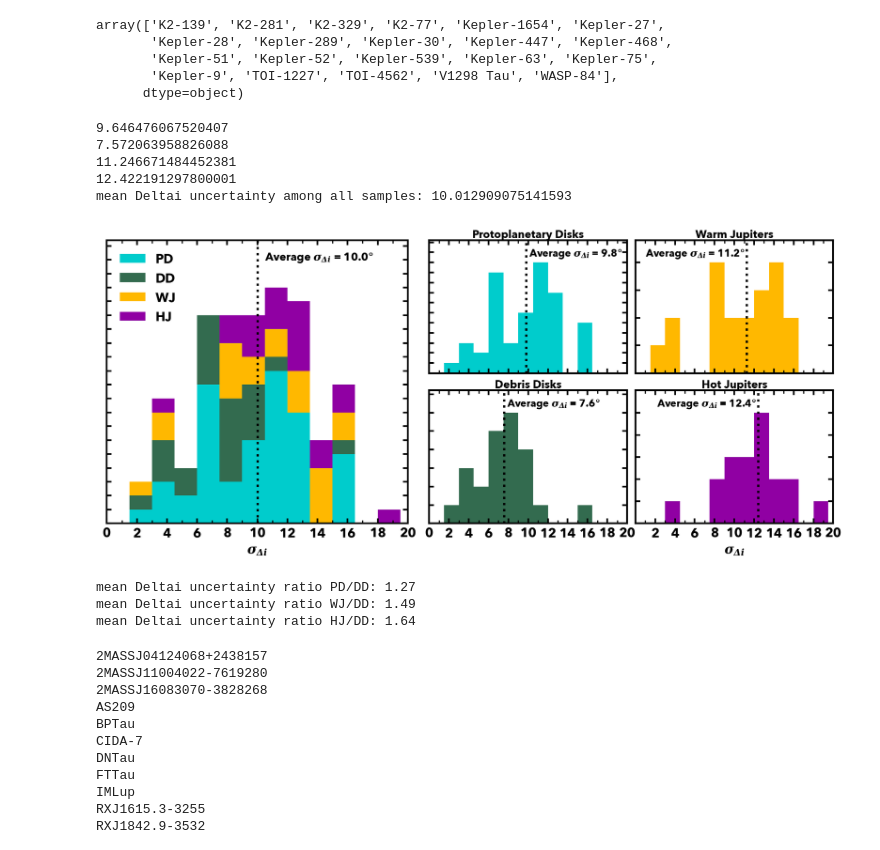
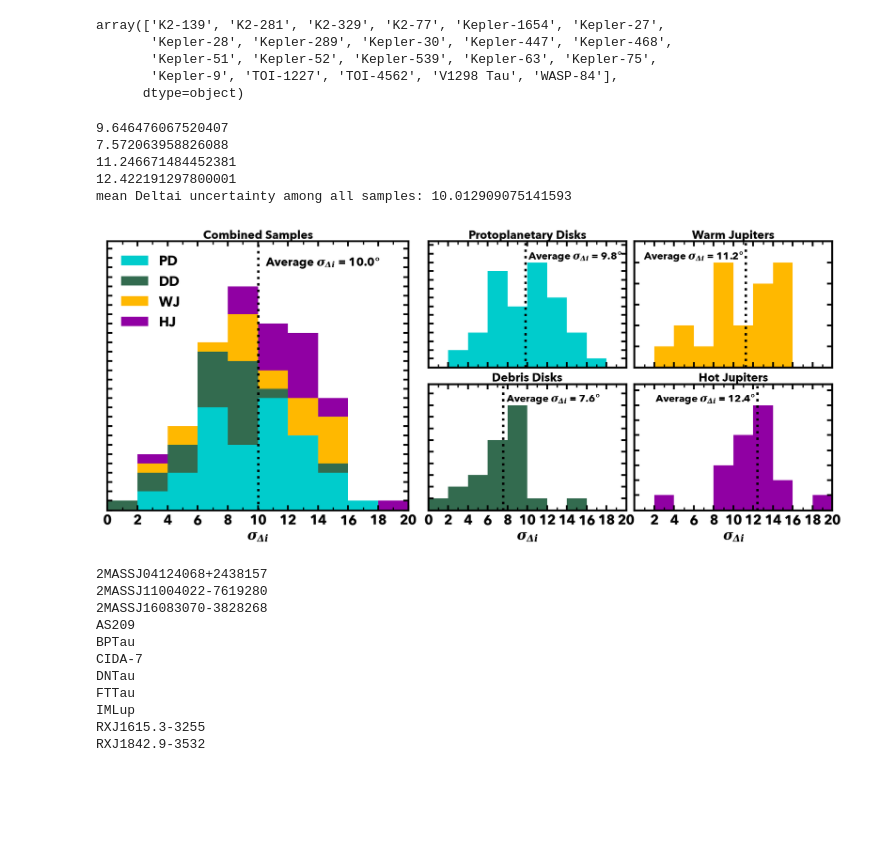
Before and after one commit to lbiddle/Obliquity_Synthesis, a Jupyter notebook: obliquity_synthesis.ipynb, the cells around one changed output. Cells and saved outputs as stored; diff of their text form; code cells hidden in the pictures; blank space fills up the shorter version.

```diff
--- a/obliquity_synthesis.ipynb
+++ b/obliquity_synthesis.ipynb
@@ -905,7 +940,6 @@ HJ_multis = unique(df_HJ_NEA_multis['Star Name'].values)
 PD_nonmultis = df_PD['Target'].values[df_PD['Target'].values != 'PDS 70']
 DD_nonmultis = unique(df_DD_NEA_nonmultis['Star Name'].values)
 WJ_nonmultis = unique(df_WJ_NEA_nonmultis['Star Name'].values)
-HJ_nonmultis = unique(df_HJ_NEA_nonmultis['Star Name'].values)
 # %% [markdown]
 ### Monte Carlo Distributions
 # %%
@@ -4119,7 +4143,6 @@ sigma_disk_diff_misaligned = {'PD': [],
 
 for which_dataset in datasets:
     misaligned_systems = misaligned_lists[which_dataset]['ALL']
-    # print(misaligned_systems)
     if which_dataset == 'PD':
         test_set = df_PD
     if which_dataset == 'DD':
@@ -4133,12 +4156,21 @@ for which_dataset in datasets:
         temp_df = test_set[test_set['Target'].values == system]
         mean_Deltai_err = (temp_df['disk diff +Unc'].values + temp_df['disk diff -Unc'].values) / 2.
 
+
         system = system.replace(' ', '')
 
         if system in misaligned_systems:
-            if which_dataset == 'DD':
-                print(system, ':', temp_df['disk diff'].values[0], '+', temp_df['disk diff +Unc'].values[0], ', -', temp_df['disk diff -Unc'].values[0] )
+            # if which_dataset == 'DD':
+            #     print(system, ':', temp_df['disk diff'].values[0], '+', temp_df['disk diff +Unc'].values[0], ', -', temp_df['disk diff -Unc'].values[0] )
             sigma_disk_diff_misaligned[which_dataset].append(mean_Deltai_err[0])
         else:
             sigma_disk_diff_aligned[which_dataset].append(mean_Deltai_err[0])
+
+for which_dataset in datasets:
+    aligned_sigmas = np.array(sigma_disk_diff_aligned[which_dataset])
+    misaligned_sigmas = np.array(sigma_disk_diff_misaligned[which_dataset])
+    print('------------------ ' + which_dataset + ' ------------------')
+    print('ALIGNED systems:   N = {:d},   MEAN sigma_disk_diff = {:.2f} deg,   MEDIAN sigma_disk_diff = {:.2f} deg'.format(len(aligned_sigmas), np.mean(aligned_sigmas), np.median(aligned_sigmas)))
+    print('MISALIGNED systems: N = {:d},   MEAN sigma_disk_diff = {:.2f} deg,   MEDIAN sigma_disk_diff = {:.2f} deg'.format(len(misaligned_sigmas), np.mean(misaligned_sigmas), np.median(misaligned_sigmas)))
+    print(' ')
 # %% [output]
@@ -4411,4 +4434,6 @@ misaligned_lists['PD']['ALL']
 # %%
+
+
 fig = plt.figure(figsize=(10, 5), dpi=100)
 ax = fig.add_axes(111)
 ax.minorticks_on()
@@ -4486,7 +4511,7 @@ for which_dataset in age_progression_dataset_order:
         #     point_edge_width = 2.25
         # else:
         point_color = dataset_point_color
-        point_edge_color = dataset_point_color # '#000000'
+        point_edge_color = '#000000'
         point_edge_width = 1.25
 
         # if bep_i == 0:
@@ -5132,17 +5262,16 @@ mean_sigma_Deltai_all = np.nanmean(single_list)
 
 
 
-do_bins = np.arange(0, 22, 1.5)
-
+do_bins = np.arange(0, 22, 2)
 ylim_max_factor = 1.20
-text_ylim_fraction = 0.88
-
+text_ylim_fraction = 0.86
 xlims = 0, 20
+annotation_text_size = 10.5
 
 
 print('mean Deltai uncertainty among all samples: ' + str(mean_sigma_Deltai_all))
 
-fig = plt.figure(figsize=(12,4.5), dpi=150)
+fig = plt.figure(figsize=(10.7, 4.5), dpi=150)
 axes = fig.subplot_mosaic(
     """
     zzz.aacc
@@ -5150,12 +5279,13 @@ axes = fig.subplot_mosaic(
     zzz.bbdd
     zzz.bbdd
     """,
-    gridspec_kw={'height_ratios': [0.5, 0.5, 0.5, 0.5], 'width_ratios': [1, 1, 1, 0.05, 1, 1, 1, 1], "bottom": 0.04, "top": 0.99, "left": 0.06, "right": 0.975, "wspace": 0.10, "hspace": 0.30,}
+    gridspec_kw={'height_ratios': [0.5, 0.5, 0.5, 0.5], 'width_ratios': [1, 1, 1, 0.035, 1, 1, 1, 1], "bottom": 0.105, "top": 0.96, "left": 0.01, "right": 0.98, "wspace": 0.10, "hspace": 0.30,}
 )
 
 ax = axes['z']
 ax.minorticks_off()
-ax.set_xlabel(r'$\sigma_{\Delta i}$', fontsize=14)
+ax.set_title('Combined Samples', pad=1, fontsize=12)
+ax.set_xlabel(r'$\sigma_{\Delta i}$', fontsize=14, labelpad=2)
 hist_colors = [pd_color, dd_color, WJ_color, HJ_color]
 hist_labels = ['PD', 'DD', 'WJ', 'HJ']
 hist_stacks = [mean_Deltai_err_PD, mean_Deltai_err_DD, mean_Deltai_err_WJ, mean_Deltai_err_HJ]
@@ -5182,7 +5312,6 @@ ax.legend(loc='upper left')
 ax = axes['a']
 ax.minorticks_off()
 ax.set_title('Protoplanetary Disks', pad=1, fontsize=12)
-# ax.set_xlabel(r'$\sigma_{\Delta i}$', fontsize=14)
 counts, bins, patches = ax.hist(mean_Deltai_err_PD, align='mid', bins=do_bins, histtype='bar', stacked=True, color=pd_color, lw=0)
 ylims = 0, ylim_max_factor*max(counts)
 ax.set_ylim(ylims)
@@ -5190,7 +5319,7 @@ ax.set_xlim(xlims)
 ax.plot([9.8, 9.8], ylims, ':', color='#000000', lw=2.5)
 ax.text(9.8+0.3, ax.get_ylim()[-1]*text_ylim_fraction,
         r'Average $\sigma_{\Delta i}$ = ' + str('9.8') + r'$\degree$',
-        horizontalalignment='left', fontsize=11)
+        horizontalalignment='left', fontsize=annotation_text_size)
 # ax.plot([np.mean(mean_Deltai_err_PD), np.mean(mean_Deltai_err_PD)], ylims, ':', color='#000000', lw=2.5)
 # ax.text(np.mean(mean_Deltai_err_PD)+0.3, ylims[1]-1.5, r'Average $\sigma_{\Delta i}$ = ' + str(np.round(np.mean(mean_Deltai_err_PD), 1)) + r'$\degree$', fontsize=12)
 xticks = np.arange(xlims[0], xlims[1] + 2, 2)
@@ -5208,7 +5337,7 @@ for spine in ax.spines.values():
 ax = axes['b']
 ax.minorticks_off()
 ax.set_title('Debris Disks', pad=1, fontsize=12)
-# ax.set_xlabel(r'$\sigma_{\Delta i}$', fontsize=14)
+ax.set_xlabel(r'$\sigma_{\Delta i}$', fontsize=14, labelpad=2)
 counts, bins, patches = ax.hist(mean_Deltai_err_DD, align='mid', bins=do_bins, histtype='bar', stacked=True, color=dd_color, lw=0)
 ylims = 0, ylim_max_factor*max(counts)
 ax.set_ylim(ylims)
@@ -5216,7 +5345,7 @@ ax.set_xlim(xlims)
 ax.plot([np.mean(mean_Deltai_err_DD), np.mean(mean_Deltai_err_DD)], ylims, ':', color='#000000', lw=2.5)
 ax.text(np.mean(mean_Deltai_err_DD)+0.3, ax.get_ylim()[-1]*text_ylim_fraction,
         r'Average $\sigma_{\Delta i}$ = ' + str(np.round(np.mean(mean_Deltai_err_DD), 1)) + r'$\degree$',
-        horizontalalignment='left', fontsize=11)
+        horizontalalignment='left', fontsize=annotation_text_size)
 xticks = np.arange(xlims[0], xlims[1] + 2, 2)
 ax.set_xticks(xticks)
 ax.set_xticklabels(xticks)
@@ -5240,7 +5369,7 @@ ax.set_xlim(xlims)
 ax.plot([np.mean(mean_Deltai_err_WJ), np.mean(mean_Deltai_err_WJ)], ylims, ':', color='#000000', lw=2.5)
 ax.text(np.mean(mean_Deltai_err_WJ)-0.2, ax.get_ylim()[-1]*text_ylim_fraction,
         r'Average $\sigma_{\Delta i}$ = ' + str(np.round(np.mean(mean_Deltai_err_WJ), 1)) + r'$\degree$',
-        horizontalalignment='right', fontsize=11)
+        horizontalalignment='right', fontsize=annotation_text_size)
 xticks = np.arange(xlims[0], xlims[1] + 2, 2)
 ax.set_xticks(xticks)
 ax.set_xticklabels([])
@@ -5256,50 +5385,42 @@ for spine in ax.spines.values():
 ax = axes['d']
 ax.minorticks_off()
 ax.set_title('Hot Jupiters', pad=1, fontsize=12)
-ax.set_xlabel(r'$\sigma_{\Delta i}$', fontsize=14)
+ax.set_xlabel(r'$\sigma_{\Delta i}$', fontsize=14, labelpad=2)
 counts, bins, patches = ax.hist(mean_Deltai_err_HJ, align='mid', bins=do_bins, histtype='bar', stacked=True, color=HJ_color, lw=0)
 ylims = 0, ylim_max_factor*max(counts)
 ax.set_ylim(ylims)
 ax.set_xlim(xlims)
 ax.plot([np.mean(mean_Deltai_err_HJ), np.mean(mean_Deltai_err_HJ)], ylims, ':', color='#000000', lw=2.5)
 ax.text(np.mean(mean_Deltai_err_HJ)-0.2, ax.get_ylim()[-1]*text_ylim_fraction,
         r'Average $\sigma_{\Delta i}$ = ' + str(np.round(np.mean(mean_Deltai_err_HJ), 1)) + r'$\degree$',
-        horizontalalignment='right', fontsize=11)
+        horizontalalignment='right', fontsize=annotation_text_size)
 xticks = np.arange(2, xlims[1] + 2, 2)
 ax.set_xticks(xticks)
 ax.set_xticklabels(xticks)
 yticks = np.arange(ylims[0], ylims[1], 1)
 ax.set_yticks(yticks)
 ax.set_yticklabels([])
 xticks_minor = AutoMinorLocator(2)
 ax.xaxis.set_minor_locator(xticks_minor)
 
 for spine in ax.spines.values():
     spine.set_linewidth(2.0)
 
 
 plt.savefig('/Users/lb8137/PROJECTS/OBLIQUITY_SYNTHESIS/Test_Figures/sigmaDi_precision_histograms.pdf')
 plt.show()
 plt.close()
 
 single_list = np.concatenate((mean_Deltai_err_PD, mean_Deltai_err_DD, mean_Deltai_err_WJ, mean_Deltai_err_HJ))
 mis_thres = np.round(np.nanmean(single_list))
 # print('mean Deltai uncertainty among all samples: ' + str(np.nanmean(single_list)))
 # %% [output]
 9.646476067520407
 7.572063958826088
 11.246671484452381
 12.422191297800001
 mean Deltai uncertainty among all samples: 10.012909075141593
-[figure, old version]
+[figure, new version]
-# %%
-print(f'mean Deltai uncertainty ratio PD/DD: {np.mean(mean_Deltai_err_PD) / np.mean(mean_Deltai_err_DD):.2f}')
-print(f'mean Deltai uncertainty ratio WJ/DD: {np.mean(mean_Deltai_err_WJ) / np.mean(mean_Deltai_err_DD):.2f}')
-print(f'mean Deltai uncertainty ratio HJ/DD: {np.mean(mean_Deltai_err_HJ) / np.mean(mean_Deltai_err_DD):.2f}')
-# %% [output]
-mean Deltai uncertainty ratio PD/DD: 1.27
-mean Deltai uncertainty ratio WJ/DD: 1.49
-mean Deltai uncertainty ratio HJ/DD: 1.64
 # %%
 
 single_parplot_fontsize = 16
```
Also changed, not shown: parts of 16 cells of this notebook, 1 other file.
